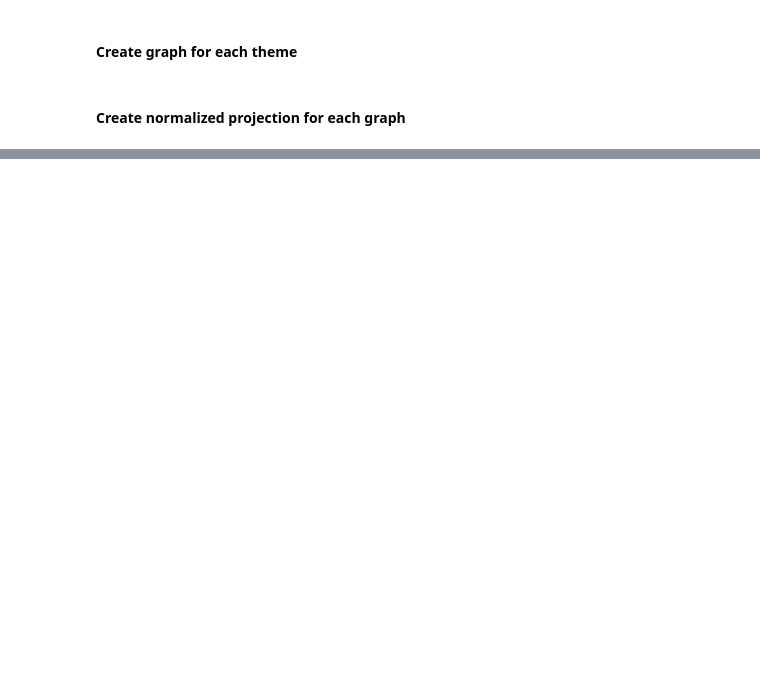
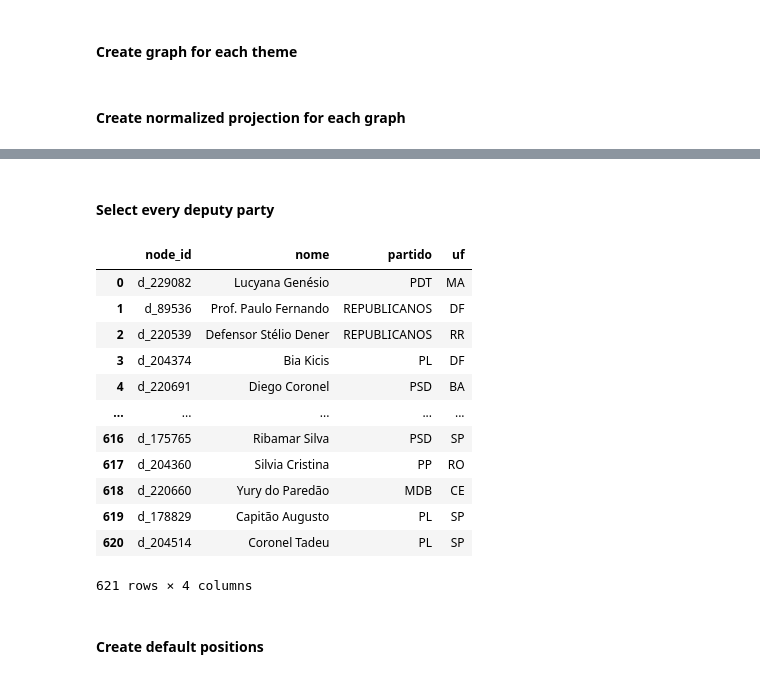
Before and after one commit to gbcastilho/legislative-polarization-knowledge-extraction-graphs, a Jupyter notebook: analysis/notebooks/graph_projections.ipynb, the cells around one changed output, grey strips where cells are left out. Saved outputs shown, nothing was run; the diff lists cells and outputs as text; code cells hidden in the pictures; blank space fills up the shorter version.

```diff
--- a/analysis/notebooks/graph_projections.ipynb
+++ b/analysis/notebooks/graph_projections.ipynb
@@ -310,0 +344,35 @@ nx.write_gexf(G_proj, f'../graphs/theme_projections/projection_{code_theme}.gexf
+# %% [markdown]
+#### Select every deputy party
+# %%
+deputies_attrs = con.execute("""
+    SELECT DISTINCT
+        CONCAT('d_', vv.deputado_id) as node_id,
+        vv.deputado_nome as nome,
+        vv.deputado_siglaPartido as partido,
+        vv.deputado_siglaUf as uf
+    FROM votacoesVotos vv
+    INNER JOIN (
+        SELECT
+            deputado_id,
+            MAX(dataHoraVoto) as ultima_votacao
+        FROM votacoesVotos
+        GROUP BY deputado_id
+    ) ultimo on vv.deputado_id = ultimo.deputado_id
+        AND vv.dataHoraVoto = ultimo.ultima_votacao
+""").df()
+
+deputies_attrs
+# %% [output]
+|  | node_id | nome | partido | uf |
+| 0 | d_229082 | Lucyana Genésio | PDT | MA |
+| 1 | d_89536 | Prof. Paulo Fernando | REPUBLICANOS | DF |
+| 2 | d_220539 | Defensor Stélio Dener | REPUBLICANOS | RR |
+| 3 | d_204374 | Bia Kicis | PL | DF |
+| 4 | d_220691 | Diego Coronel | PSD | BA |
+| ... | ... | ... | ... | ... |
+| 616 | d_175765 | Ribamar Silva | PSD | SP |
+| 617 | d_204360 | Silvia Cristina | PP | RO |
+| 618 | d_220660 | Yury do Paredão | MDB | CE |
+| 619 | d_178829 | Capitão Augusto | PL | SP |
+| 620 | d_204514 | Coronel Tadeu | PL | SP |
+621 rows × 4 columns
@@ -310,0 +381,2 @@ nx.write_gexf(G_proj, f'../graphs/theme_projections/projection_{code_theme}.gexf
+# %% [markdown]
+#### Create default positions
```
Also changed, not shown: parts of 25 cells of this notebook.
